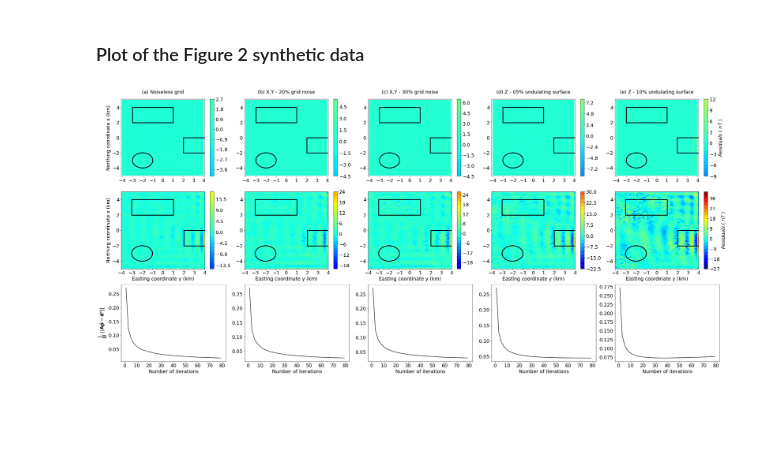
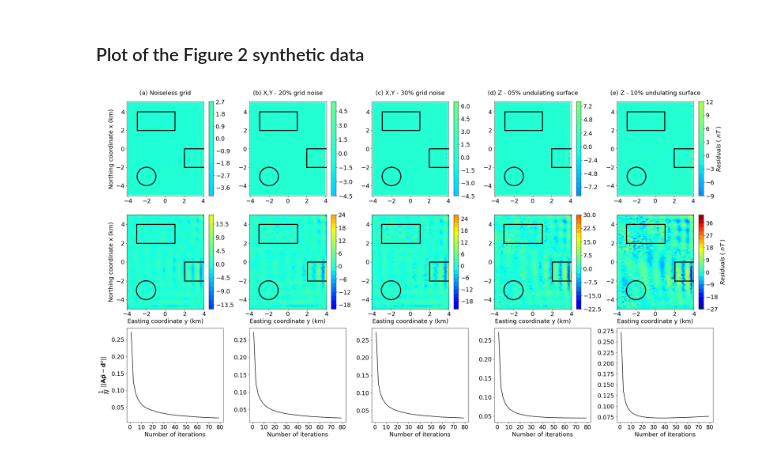
Before and after one commit to pinga-lab/eq_layer_mag_toeplitz, a Jupyter notebook: code/Figure_2_generator_v2.ipynb, the cells around one changed output. Saved outputs shown, nothing was run; the diff lists cells and outputs as text; code cells hidden in the pictures; blank space fills up the shorter version.

```diff
--- a/code/Figure_2_generator_v2.ipynb
+++ b/code/Figure_2_generator_v2.ipynb
@@ -112,7 +112,7 @@ y_p = [2., 4, 4, 2, 2.]
 x_p2 = [2, 2, 6, 6, 2]
 y_p2 = [-2, 0, 0, -2, -2.]
 
-fig = plt.figure(figsize=(33,15))
+fig = plt.figure(figsize=(27,15))
 fig.patch.set_facecolor('xkcd:white')
 
 plt.subplot(351)
@@ -305,32 +305,32 @@ plt.yticks(fontsize=18)
 
 plt.subplot(3,5,10)
 #plt.title('(n)', y=0.91, x=-0.15, fontsize=18)
 plt.tricontourf(yi_plot, xi_plot,synthetic_irregular_z10_tf['delta_tf_bccb'],22,vmin=scale_min, vmax=scale_max,cmap='jet')
 plt.plot(x_p,y_p,color="k", linewidth=3)
 plt.plot(x_p2,y_p2,color="k", linewidth=3)
 plt.plot(y, x, color="k", linewidth=3)
 cb = plt.colorbar(shrink=1)
 cb.ax.tick_params(labelsize=18)
 cb.set_label('$Residuals$ ( $nT$ )', rotation=90, fontsize=18)
 plt.xlim(np.min(yi_plot),np.max(yi_plot))
 plt.ylim(np.min(xi_plot),np.max(xi_plot))
 plt.xticks(fontsize=18)
 plt.yticks(fontsize=18)
 plt.xlabel('Easting coordinate y (km)', fontsize=18)
 #plt.ylabel('Northing coordinate x (km)', fontsize=18)
 
 plt.subplot(3,5,15)
 #plt.title('(o)', y=0.91, x=-0.15, fontsize=18)
 plt.plot(synthetic_irregular_z10_tf['itmax'], synthetic_irregular_z10_tf['res_list_ls'], 'k-')
 plt.xlabel('Number of iterations', fontsize=18)
 #plt.ylabel('$\dfrac{1}{N} \,\,||\mathbf{A} \~{\mathbf{p}} - \mathbf{d}^o||$', fontsize=18)
 #plt.legend(loc='best', fontsize=18)
 plt.xticks(fontsize=18)
 plt.yticks(fontsize=18)
 #plt.xlabel('Easting coordinate y (km)', fontsize=18)
 #plt.ylabel('Northing coordinate x (km)', fontsize=18)
 
 plt.tight_layout()
-#plt.savefig('figures/synthetic_residuals_convergence_comparison_v2.png', dpi=500)
+plt.savefig('figures/synthetic_residuals_convergence_comparison_v2.png', dpi=300)
 # %% [output]
-[figure, old version]
+[figure, new version]
```
Also changed, not shown: 12 other files.
